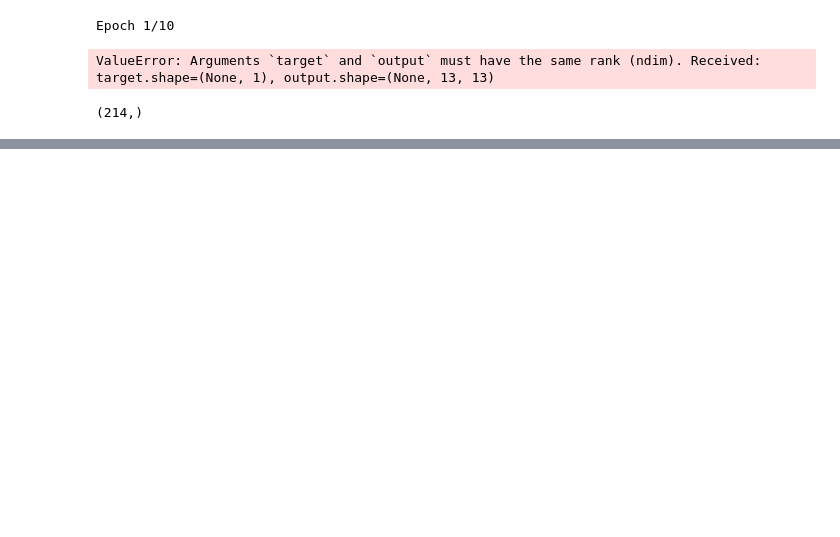
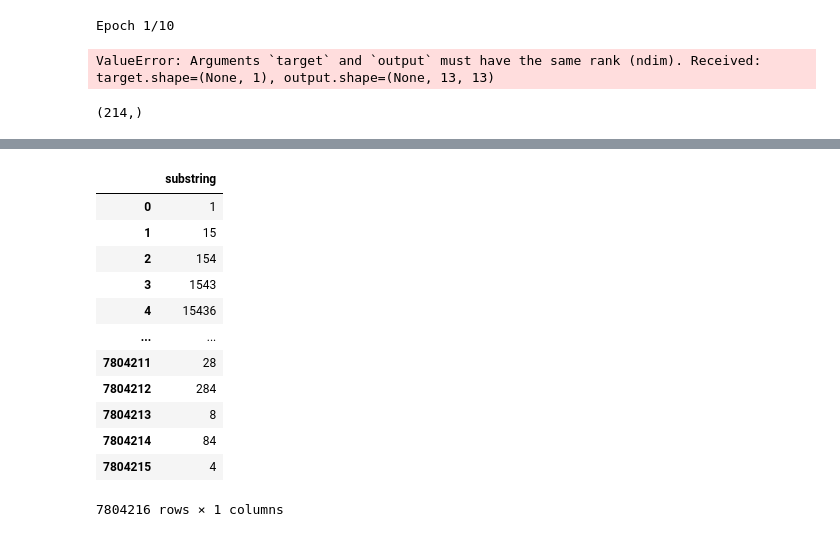
Before and after one commit to A-Rush-R/CS771-Mini-Project, a Jupyter notebook: text_seq/seq2seq.ipynb, the cells around one changed output, grey strips where cells are left out. Cells and saved outputs as stored; diff of their text form; code cells hidden in the pictures; blank space fills up the shorter version.

```diff
--- a/text_seq/seq2seq.ipynb
+++ b/text_seq/seq2seq.ipynb
@@ -342,0 +346,31 @@ x_train
+# %%
+def extract_substrings(s):
+    return [s[i:j] for i in range(len(s)) for j in range(i + 1, len(s) + 1)]
+
+# Create a list to hold all substrings
+all_substrings = []
+
+# Iterate over each string in the DataFrame
+for string in x_train['input_str']:
+    substrings = extract_substrings(string)
+    all_substrings.extend(substrings)
+
+# Create a new DataFrame for the substrings
+sub_df = pd.DataFrame(all_substrings, columns=['substring'])
+
+# Display the DataFrame of substrings
+sub_df
+# %% [output]
+|  | substring |
+| 0 | 1 |
+| 1 | 15 |
+| 2 | 154 |
+| 3 | 1543 |
+| 4 | 15436 |
+| ... | ... |
+| 7804211 | 28 |
+| 7804212 | 284 |
+| 7804213 | 8 |
+| 7804214 | 84 |
+| 7804215 | 4 |
+7804216 rows × 1 columns
```
Also changed, not shown: parts of 14 cells of this notebook, 1 other file.
